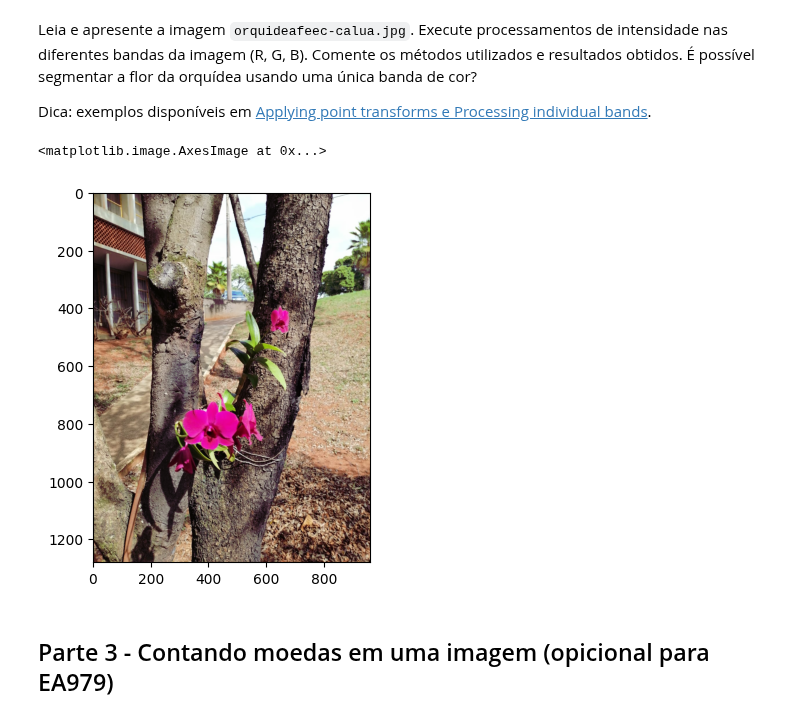
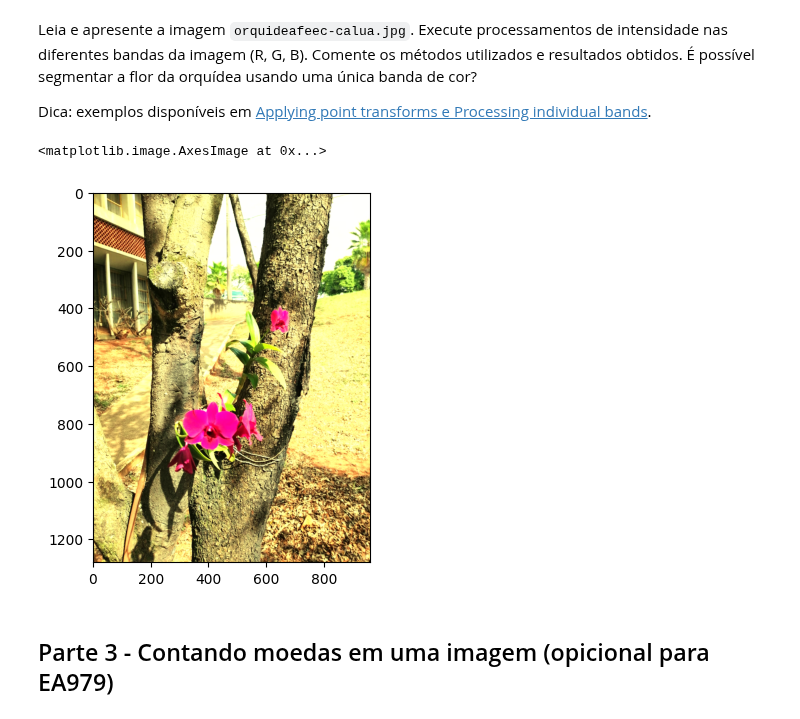
Before and after one commit to UNICAMP-EA979/2026s1-pi03-transforma-ointensidade-HenriqueJose1, a Jupyter notebook: Atividade.ipynb, the cells around one changed output. Cells and saved outputs as stored; diff of their text form; code cells hidden in the pictures.

```diff
--- a/Atividade.ipynb
+++ b/Atividade.ipynb
@@ -279,31 +279,29 @@ Leia e apresente a imagem `orquideafeec-calua.jpg`. Execute processamentos de in
 Dica: exemplos disponíveis em [Applying point transforms e Processing individual bands](https://pillow.readthedocs.io/en/stable/handbook/tutorial.html#image-enhancement).
 # %%
 from PIL import ImageFilter
+
+ID = np.arange(256).astype('uint8')
+tmp = (ID > 90).astype(float) # threshold 128
+T = ((tmp-tmp.min())*255/(tmp.max()-tmp.min())).astype('uint8')
 
 im = Image.fromarray(f)
 
 out = im.filter(ImageFilter.DETAIL)
 source = im.split()
 
 R, G, B = 0, 1, 2
 
-mask = source[R].point(lambda i: i < 100 and 255)
+vermelho = source[R].point(lambda i: i*1.5)
+verde = source[G].point(lambda i: i*1.5)
 
-# process the green band
-out = source[G].point(lambda i: i * 0.7)
+im_final = Image.merge("RGB", (vermelho, verde, source[B] ))
 
-# paste the processed band back, but only where red was < 100
-source[G].paste(out, None, mask)
-
-# build a new multiband image
-im = Image.merge(im.mode, source)
-
-temp = np.asarray(im)
+temp = np.asarray(im_final)
 
 plt.imshow(temp, cmap='gray')
 # %% [output]
 <matplotlib.image.AxesImage at 0x...>
-[figure, old version]
+[figure, new version]
 # %% [markdown]
 ## Parte 3 - Contando moedas em uma imagem (opicional para EA979)
 # %%
```
